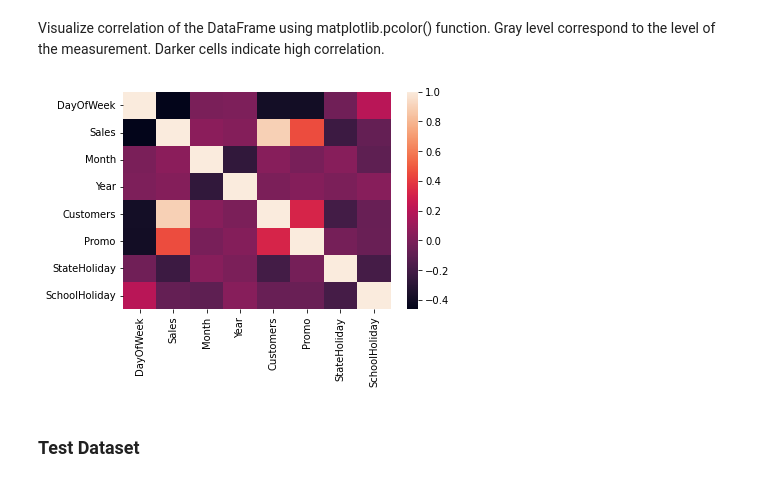
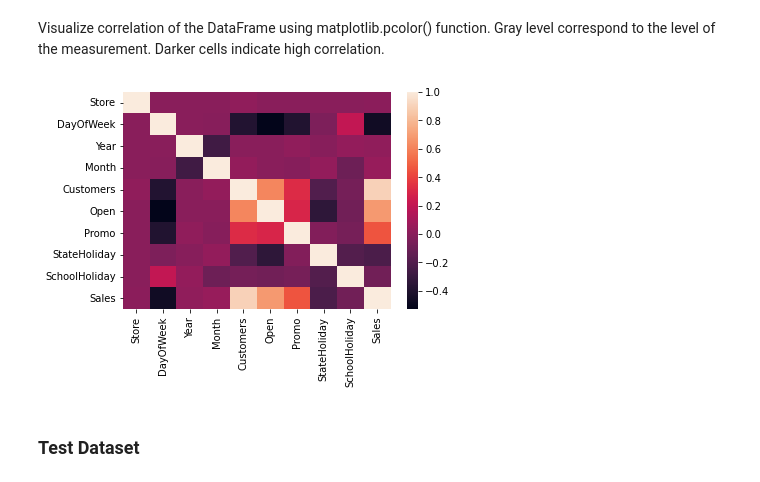
Before and after one commit to francotestori/series_temporales, a Jupyter notebook: notebooks/1_preprocess.ipynb, the cells around one changed output. Drawn from its saved outputs; the diff is of its cells as text; code cells hidden in the pictures.

```diff
--- a/notebooks/1_preprocess.ipynb
+++ b/notebooks/1_preprocess.ipynb
@@ -215,10 +215,11 @@ Compute pairwise correlation of columns using pandas.corr() function.
 # %% [markdown]
 Visualize correlation of the DataFrame using matplotlib.pcolor() function. Gray level correspond to the level of the measurement. Darker cells indicate high correlation.
 # %%
+corMat = train.corr()
 sns.heatmap(data=corMat)
 plt.show()
 # %% [output]
-[figure, old version]
+[figure, new version]
 # %% [markdown]
 ### Test Dataset
 # %%
```
Also changed, not shown: parts of 10 cells of this notebook, 14 other files.
